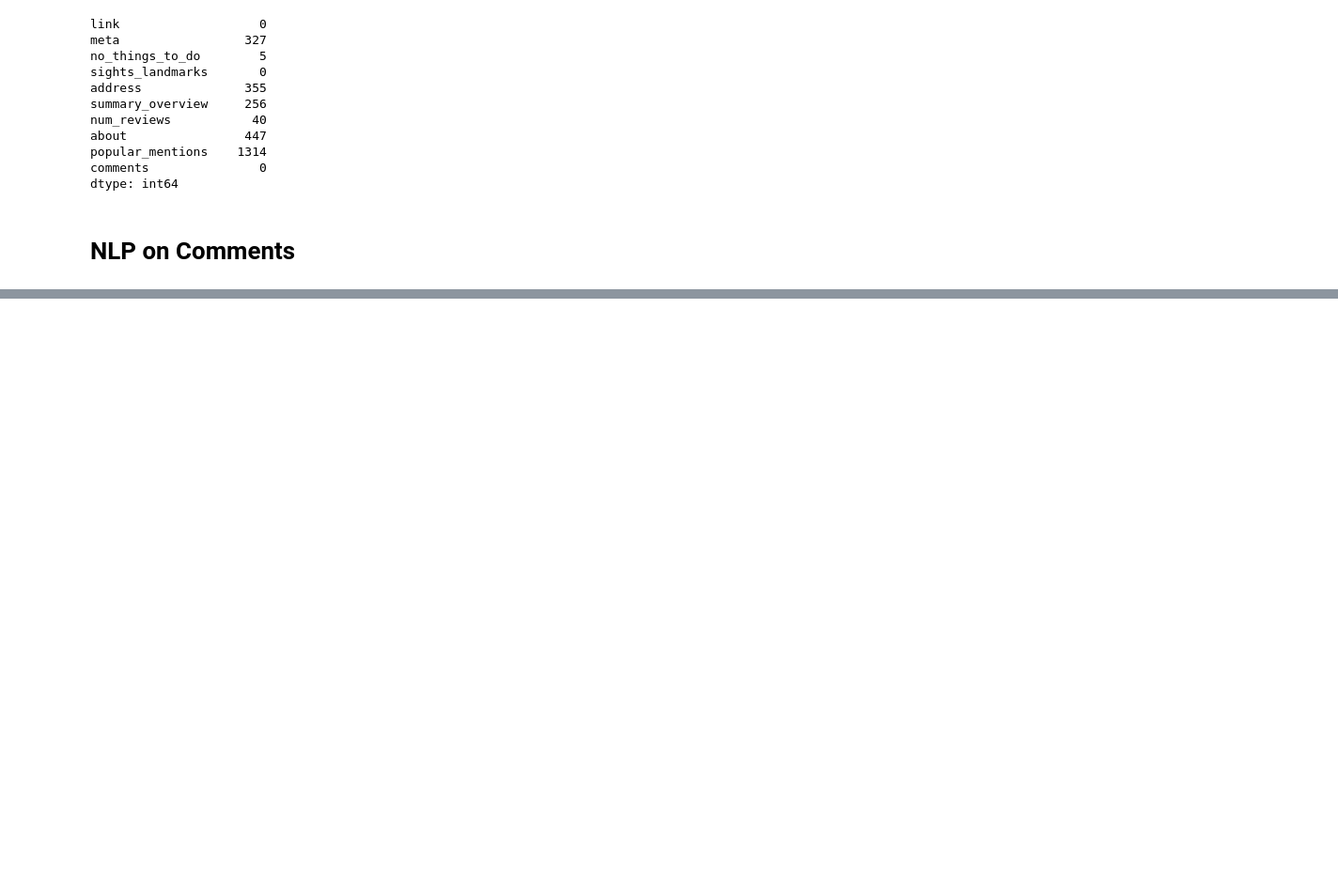
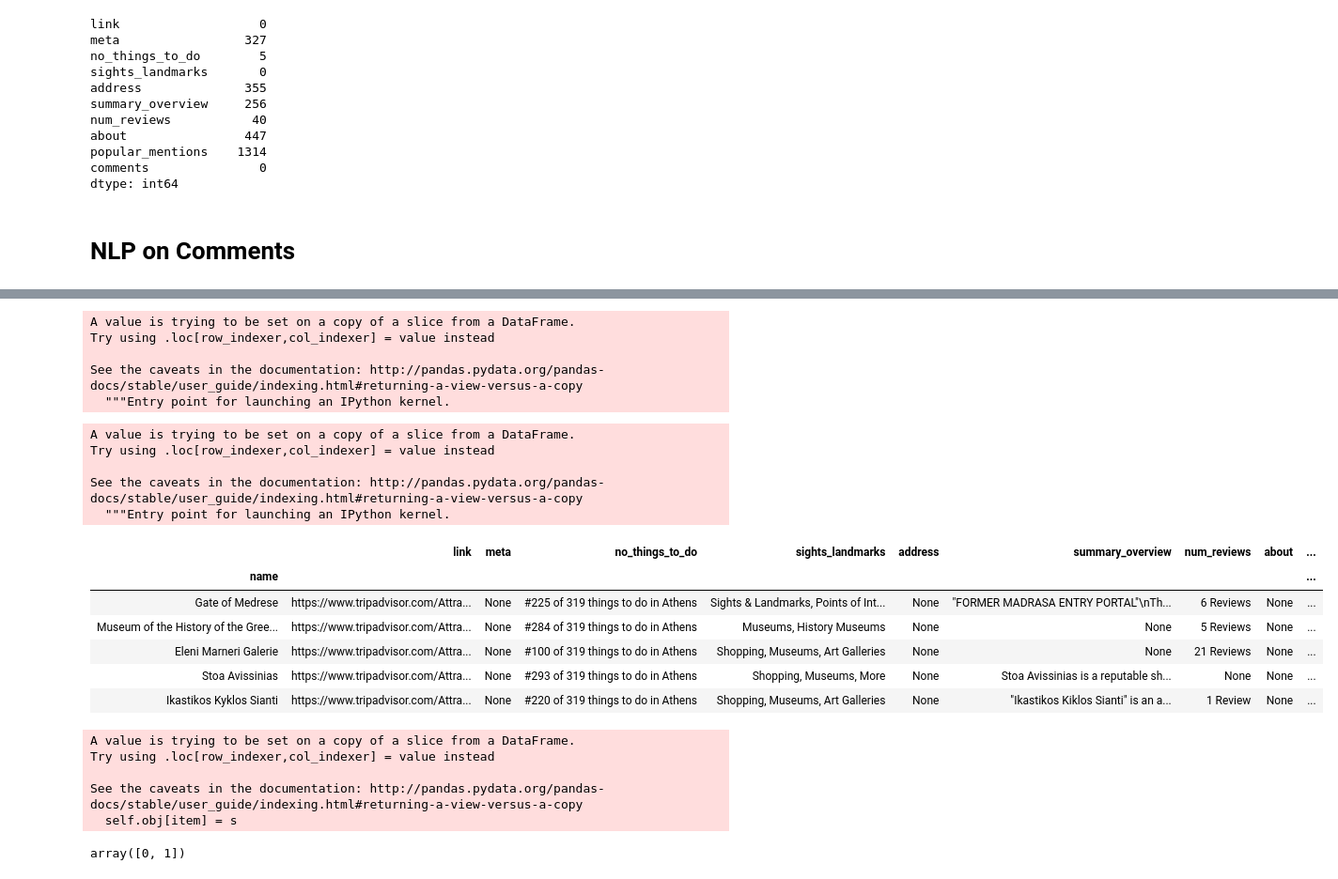
Before and after one commit to jcanque777/triprecommendation, a Jupyter notebook: tripadvisor_trip_recommendation.ipynb, the cells around one changed output, grey strips where cells are left out. Shown: that part at 94% size. Drawn from its saved outputs; the diff is of its cells as text; code cells hidden in the pictures; blank space fills up the shorter version.

```diff
--- a/tripadvisor_trip_recommendation.ipynb
+++ b/tripadvisor_trip_recommendation.ipynb
@@ -2464,0 +2492,26 @@ similarity_matrix = cosine_similarity(tfidf_matrix, tfidf_matrix)
+# %%
+df['nyc'] = 3
+# %% [output]
+A value is trying to be set on a copy of a slice from a DataFrame.
+Try using .loc[row_indexer,col_indexer] = value instead
+
+See the caveats in the documentation: http://pandas.pydata.org/pandas-docs/stable/user_guide/indexing.html#returning-a-view-versus-a-copy
+  """Entry point for launching an IPython kernel.
+# %%
+df[df['no_things_to_do'].str.contains('New York')]['nyc'] = 1
+# %% [output]
+A value is trying to be set on a copy of a slice from a DataFrame.
+Try using .loc[row_indexer,col_indexer] = value instead
+
+See the caveats in the documentation: http://pandas.pydata.org/pandas-docs/stable/user_guide/indexing.html#returning-a-view-versus-a-copy
+  """Entry point for launching an IPython kernel.
+# %%
+df.head()
+# %% [output]
+|  | link | meta | no_things_to_do | sights_landmarks | address | summary_overview | num_reviews | about | ... |
+| name |  |  |  |  |  |  |  |  | ... |
+| Gate of Medrese | https://www.tripadvisor.com/Attra... | None | #225 of 319 things to do in Athens | Sights & Landmarks, Points of Int... | None | "FORMER MADRASA ENTRY PORTAL"\nTh... | 6 Reviews | None | ... |
+| Museum of the History of the Gree... | https://www.tripadvisor.com/Attra... | None | #284 of 319 things to do in Athens | Museums, History Museums | None | None | 5 Reviews | None | ... |
+| Eleni Marneri Galerie | https://www.tripadvisor.com/Attra... | None | #100 of 319 things to do in Athens | Shopping, Museums, Art Galleries | None | None | 21 Reviews | None | ... |
+| Stoa Avissinias | https://www.tripadvisor.com/Attra... | None | #293 of 319 things to do in Athens | Shopping, Museums, More | None | Stoa Avissinias is a reputable sh... | None | None | ... |
+| Ikastikos Kyklos Sianti | https://www.tripadvisor.com/Attra... | None | #220 of 319 things to do in Athens | Shopping, Museums, Art Galleries | None | "Ikastikos Kiklos Sianti" is an a... | 1 Review | None | ... |
@@ -2464,0 +2520,13 @@ similarity_matrix = cosine_similarity(tfidf_matrix, tfidf_matrix)
+# %%
+df.loc[df['no_things_to_do'].str.contains('New York'), 'nyc'] = 1
+df.loc[~df['no_things_to_do'].str.contains('New York'), 'nyc'] = 0
+# %% [output]
+A value is trying to be set on a copy of a slice from a DataFrame.
+Try using .loc[row_indexer,col_indexer] = value instead
+
+See the caveats in the documentation: http://pandas.pydata.org/pandas-docs/stable/user_guide/indexing.html#returning-a-view-versus-a-copy
+  self.obj[item] = s
+# %%
+df['nyc'].unique()
+# %% [output]
+array([0, 1])
```
Also changed, not shown: parts of 20 cells of this notebook.
